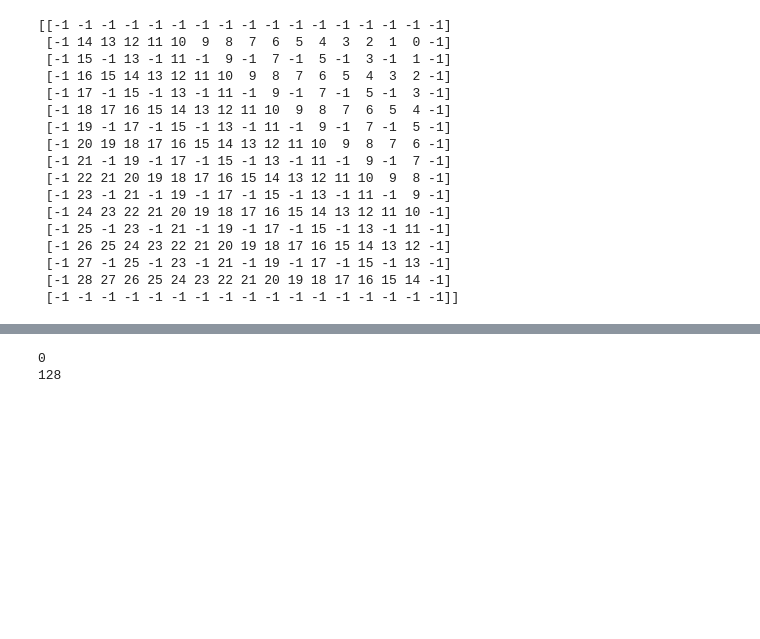
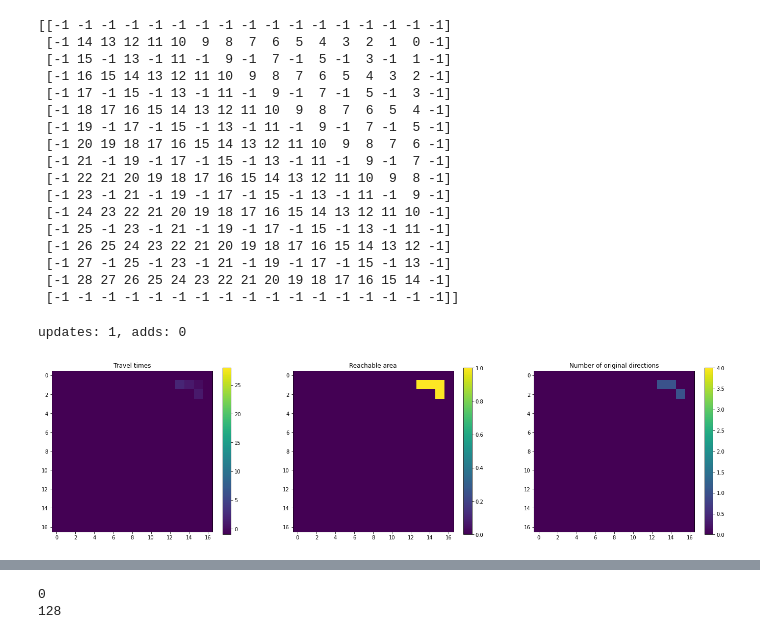
Before and after one commit to Fjallripa/bomberman, a Jupyter notebook: prototyping/time_to_reach.ipynb, the cells around one changed output, grey strips where cells are left out. Saved outputs shown, nothing was run; the diff lists cells and outputs as text; code cells hidden in the pictures; blank space fills up the shorter version.

Commit message:
Optimized proximity_map()

```diff
--- a/prototyping/time_to_reach.ipynb
+++ b/prototyping/time_to_reach.ipynb
@@ -203,6 +203,12 @@ def show_proximity_results (results):
     plt.title("Number of original directions")
 
     plt.show()
+# %%
+proximity_maps = proximity_map((15, 1), packed_game_field)
+show_proximity_results(proximity_maps)
+# %% [output]
+updates: 1, adds: 0
+[figure, added]
 # %%
 proximity_maps = proximity_map((11, 5), halffull_game_field)
 show_proximity_results(proximity_maps)
```
Also changed, not shown: parts of 15 cells of this notebook, 1 other file.
